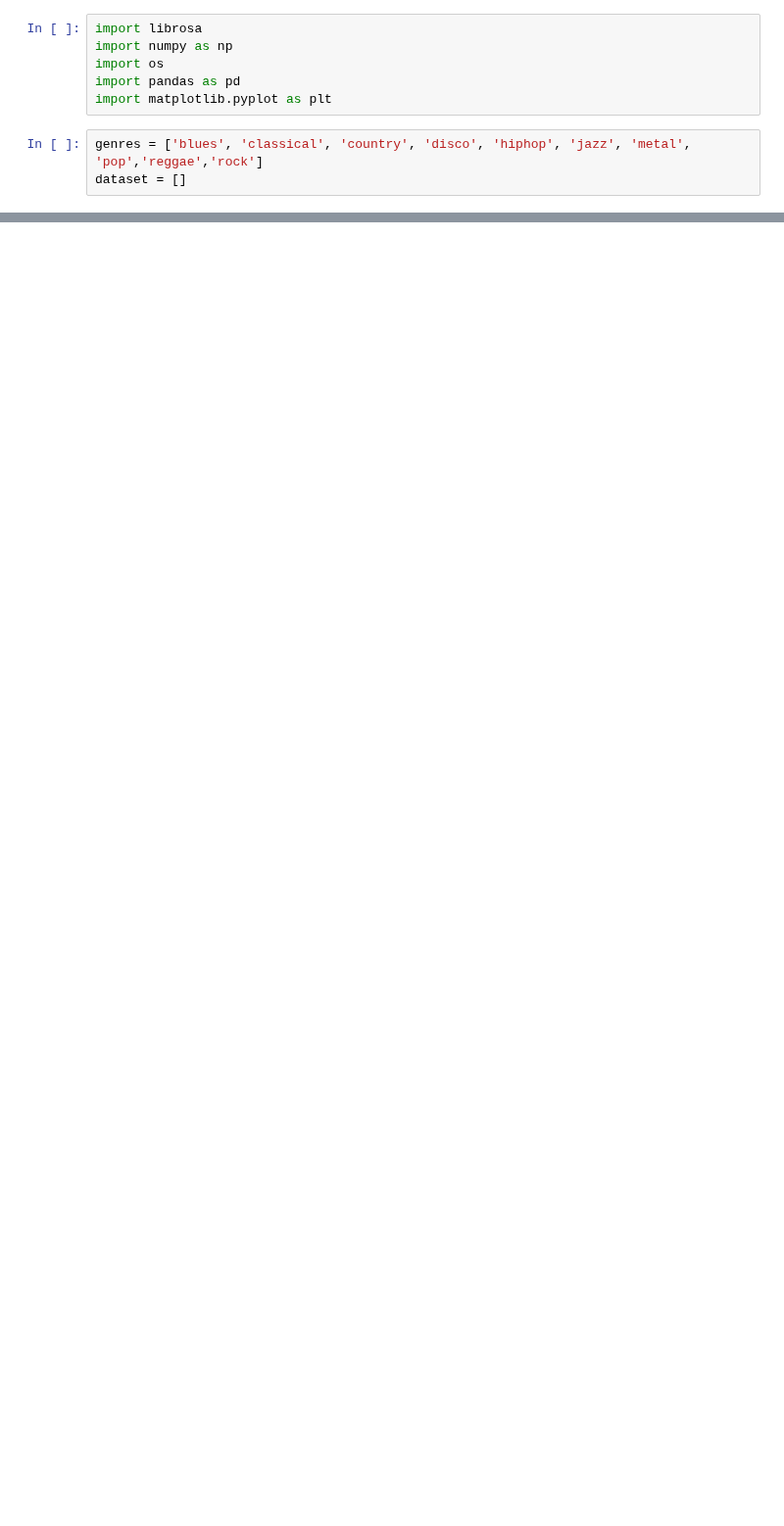
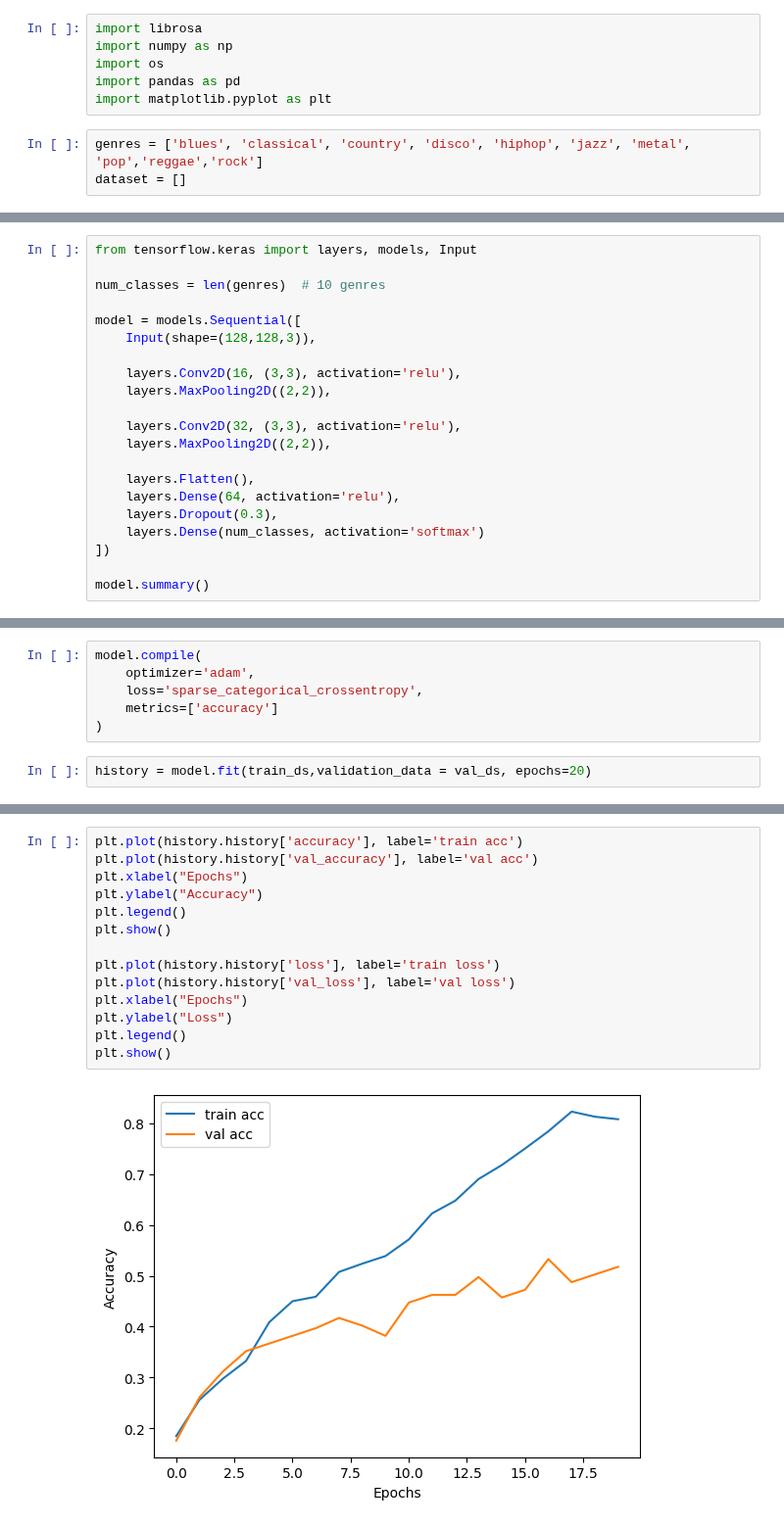
Before and after one commit to mazinbersy/Music-Genre-Classification, a Jupyter notebook: model_image.ipynb, the cells around one changed output, grey strips where cells are left out. Shown at 98% size. Cells and saved outputs as stored; diff of their text form; blank space fills up the shorter version.

Commit message:
CNN Model Created and Trained

```diff
--- a/model_image.ipynb
+++ b/model_image.ipynb
@@ -84,0 +112,21 @@ for genre in genres:
+# %%
+from tensorflow.keras import layers, models, Input
+
+num_classes = len(genres)  # 10 genres
+
+model = models.Sequential([
+    Input(shape=(128,128,3)),
+
+    layers.Conv2D(16, (3,3), activation='relu'),
+    layers.MaxPooling2D((2,2)),
+
+    layers.Conv2D(32, (3,3), activation='relu'),
+    layers.MaxPooling2D((2,2)),
+
+    layers.Flatten(),
+    layers.Dense(64, activation='relu'),
+    layers.Dropout(0.3),
+    layers.Dense(num_classes, activation='softmax')
+])
+
+model.summary()
@@ -84,0 +157,8 @@ for genre in genres:
+# %%
+model.compile(
+    optimizer='adam',
+    loss='sparse_categorical_crossentropy',
+    metrics=['accuracy']
+)
+# %%
+history = model.fit(train_ds,validation_data = val_ds, epochs=20)
@@ -84,0 +183,16 @@ for genre in genres:
+# %%
+plt.plot(history.history['accuracy'], label='train acc')
+plt.plot(history.history['val_accuracy'], label='val acc')
+plt.xlabel("Epochs")
+plt.ylabel("Accuracy")
+plt.legend()
+plt.show()
+
+plt.plot(history.history['loss'], label='train loss')
+plt.plot(history.history['val_loss'], label='val loss')
+plt.xlabel("Epochs")
+plt.ylabel("Loss")
+plt.legend()
+plt.show()
+# %% [output]
+[figure, added]
```
Also changed, not shown: parts of 10 cells of this notebook.
